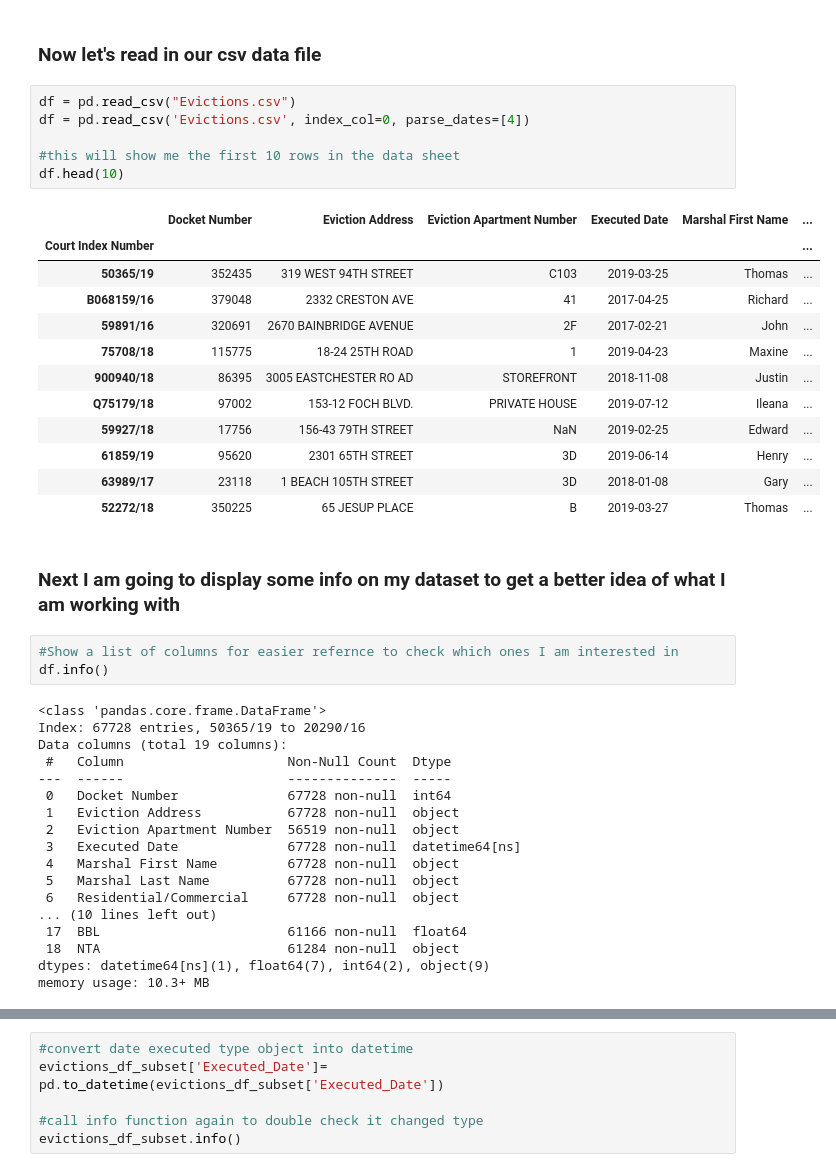
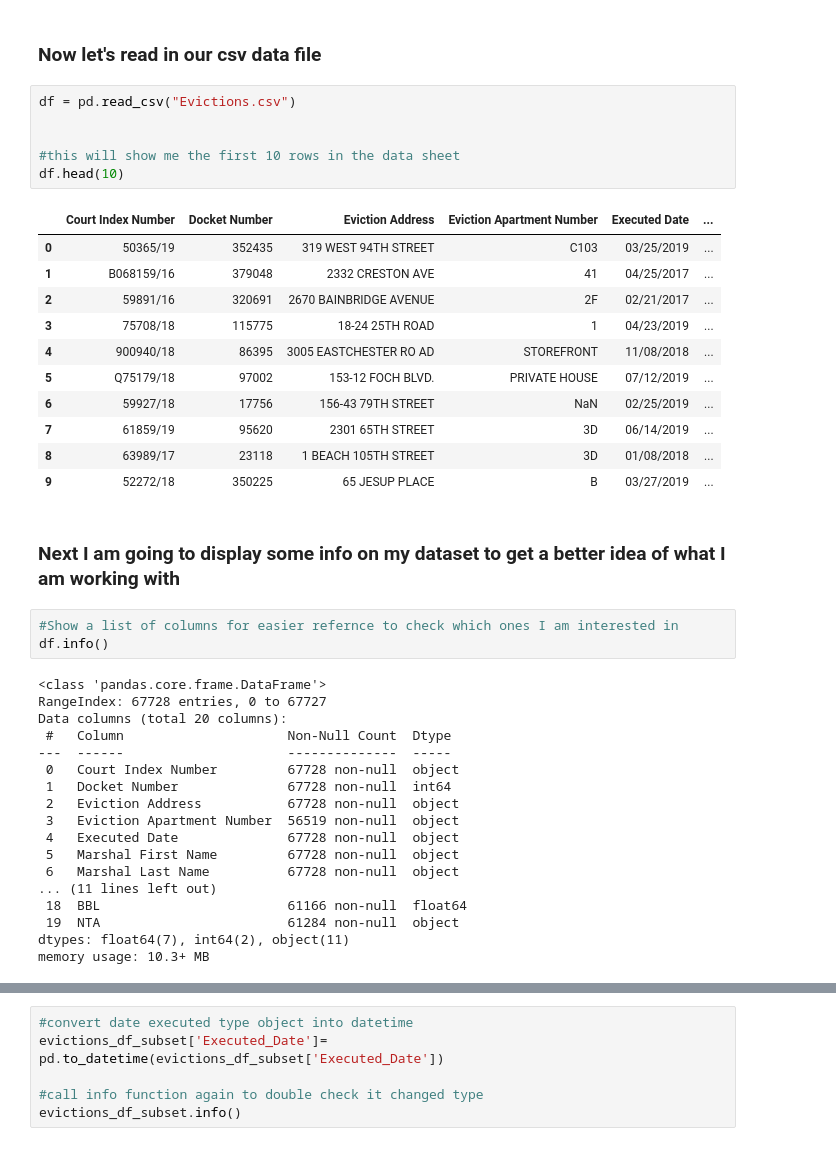
Before and after one commit to mmsouza114/Project01-Evictions, a Jupyter notebook: prepare-clean-explore.ipynb, the cells around one changed output, grey strips where cells are left out. Drawn from its saved outputs; the diff is of its cells as text.

```diff
--- a/prepare-clean-explore.ipynb
+++ b/prepare-clean-explore.ipynb
@@ -8,23 +8,22 @@ import pandas as pd
 ### Now let's read in our csv data file
 # %%
 df = pd.read_csv("Evictions.csv")
-df = pd.read_csv('Evictions.csv', index_col=0, parse_dates=[4])
+
 
 #this will show me the first 10 rows in the data sheet
 df.head(10)
 # %% [output]
-|  | Docket Number | Eviction Address | Eviction Apartment Number | Executed Date | Marshal First Name | ... |
-| Court Index Number |  |  |  |  |  | ... |
-| 50365/19 | 352435 | 319 WEST 94TH STREET | C103 | 2019-03-25 | Thomas | ... |
-| B068159/16 | 379048 | 2332 CRESTON AVE | 41 | 2017-04-25 | Richard | ... |
-| 59891/16 | 320691 | 2670 BAINBRIDGE AVENUE | 2F | 2017-02-21 | John | ... |
-| 75708/18 | 115775 | 18-24 25TH ROAD | 1 | 2019-04-23 | Maxine | ... |
-| 900940/18 | 86395 | 3005 EASTCHESTER RO AD | STOREFRONT | 2018-11-08 | Justin | ... |
-| Q75179/18 | 97002 | 153-12 FOCH BLVD. | PRIVATE HOUSE | 2019-07-12 | Ileana | ... |
-| 59927/18 | 17756 | 156-43 79TH STREET | NaN | 2019-02-25 | Edward | ... |
-| 61859/19 | 95620 | 2301 65TH STREET | 3D | 2019-06-14 | Henry | ... |
-| 63989/17 | 23118 | 1 BEACH 105TH STREET | 3D | 2018-01-08 | Gary | ... |
-| 52272/18 | 350225 | 65 JESUP PLACE | B | 2019-03-27 | Thomas | ... |
+|  | Court Index Number | Docket Number | Eviction Address | Eviction Apartment Number | Executed Date | ... |
+| 0 | 50365/19 | 352435 | 319 WEST 94TH STREET | C103 | 03/25/2019 | ... |
+| 1 | B068159/16 | 379048 | 2332 CRESTON AVE | 41 | 04/25/2017 | ... |
+| 2 | 59891/16 | 320691 | 2670 BAINBRIDGE AVENUE | 2F | 02/21/2017 | ... |
+| 3 | 75708/18 | 115775 | 18-24 25TH ROAD | 1 | 04/23/2019 | ... |
+| 4 | 900940/18 | 86395 | 3005 EASTCHESTER RO AD | STOREFRONT | 11/08/2018 | ... |
+| 5 | Q75179/18 | 97002 | 153-12 FOCH BLVD. | PRIVATE HOUSE | 07/12/2019 | ... |
+| 6 | 59927/18 | 17756 | 156-43 79TH STREET | NaN | 02/25/2019 | ... |
+| 7 | 61859/19 | 95620 | 2301 65TH STREET | 3D | 06/14/2019 | ... |
+| 8 | 63989/17 | 23118 | 1 BEACH 105TH STREET | 3D | 01/08/2018 | ... |
+| 9 | 52272/18 | 350225 | 65 JESUP PLACE | B | 03/27/2019 | ... |
 # %% [markdown]
 ### Next I am going to display some info on my dataset to get a better idea of what I am working with
 # %%
@@ -32,19 +31,19 @@ df.head(10)
 df.info()
 # %% [output]
 <class 'pandas.core.frame.DataFrame'>
-Index: 67728 entries, 50365/19 to 20290/16
-Data columns (total 19 columns):
+RangeIndex: 67728 entries, 0 to 67727
+Data columns (total 20 columns):
  #   Column                     Non-Null Count  Dtype
 ---  ------                     --------------  -----
- 0   Docket Number              67728 non-null  int64
- 1   Eviction Address           67728 non-null  object
- 2   Eviction Apartment Number  56519 non-null  object
- 3   Executed Date              67728 non-null  datetime64[ns]
- 4   Marshal First Name         67728 non-null  object
- 5   Marshal Last Name          67728 non-null  object
- 6   Residential/Commercial     67728 non-null  object
-... (10 lines left out)
- 17  BBL                        61166 non-null  float64
- 18  NTA                        61284 non-null  object
-dtypes: datetime64[ns](1), float64(7), int64(2), object(9)
+ 0   Court Index Number         67728 non-null  object
+ 1   Docket Number              67728 non-null  int64
+ 2   Eviction Address           67728 non-null  object
+ 3   Eviction Apartment Number  56519 non-null  object
+ 4   Executed Date              67728 non-null  object
+ 5   Marshal First Name         67728 non-null  object
+ 6   Marshal Last Name          67728 non-null  object
+... (11 lines left out)
+ 18  BBL                        61166 non-null  float64
+ 19  NTA                        61284 non-null  object
+dtypes: float64(7), int64(2), object(11)
 memory usage: 10.3+ MB
```
Also changed, not shown: parts of 6 cells of this notebook.
